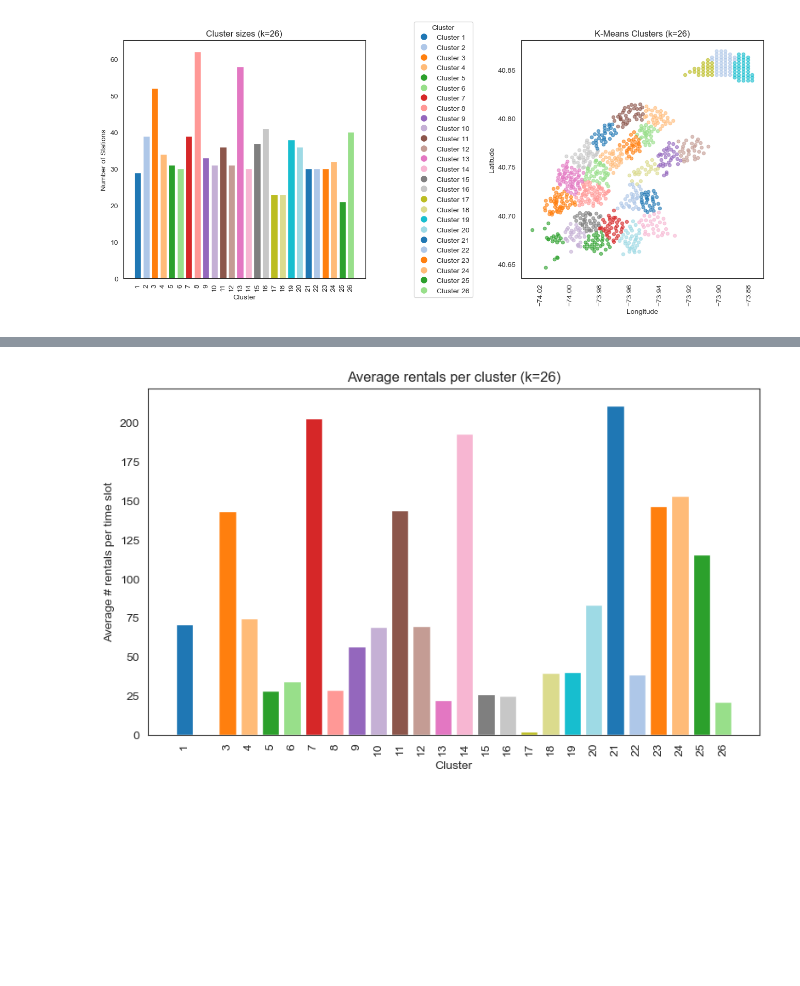
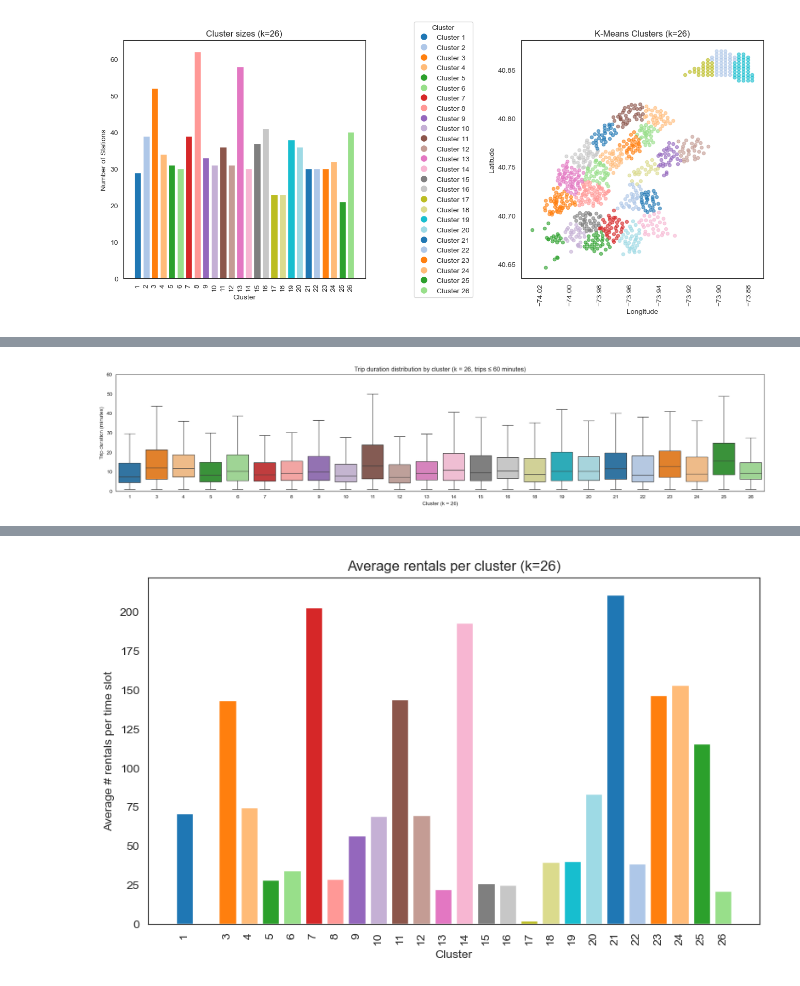
Before and after one commit to GermanButtiero/mobility, a Jupyter notebook: src/Data Analysis and Visualization 2.ipynb, the cells around one changed output, grey strips where cells are left out. Cells and saved outputs as stored; diff of their text form; code cells hidden in the pictures; blank space fills up the shorter version.

```diff
--- a/src/Data Analysis and Visualization 2.ipynb
+++ b/src/Data Analysis and Visualization 2.ipynb
@@ -436,0 +534,85 @@ plt.show()
+# %%
+# --- IMPORTANT NOTE ABOUT "MISSING" CLUSTERS ---------------------------------
+# After the steps above, some clusters (e.g. 2 or 17) can end up with **no trips**
+# in data_k26 for the following reasons:
+#   1) All stations that originally belonged to that cluster were removed as
+#      spatial outliers before clustering or mapping.
+#   2) Those stations do exist, but all trips starting from them have a trip
+#      duration > cutoff (60 minutes in our case) and are filtered out below.
+# Seaborn’s boxplot only draws boxes for categories that actually have data
+# points in the DataFrame. If a cluster has zero remaining rows after filtering,
+# it simply doesn’t appear in the plot.
+
+# --- 1. K-means clustering with k = 26 on station coordinates -----------------
+k = 26
+
+coords = stations[['station_latitude', 'station_longitude']].dropna()
+
+# Remove spatial outliers (|z| < 3 on both dimensions)
+z_scores = np.abs(stats.zscore(coords))
+mask_no_outliers = (z_scores < 3).all(axis=1)
+stations_k26 = stations.loc[mask_no_outliers].copy()
+
+# Standardize lat/lon and fit K-Means
+scaler = StandardScaler()
+coords_scaled = scaler.fit_transform(
+    stations_k26[['station_latitude', 'station_longitude']]
+)
+kmeans = KMeans(n_clusters=k, random_state=42)
+stations_k26['cluster_k26'] = kmeans.fit_predict(coords_scaled)
+
+# Shared color palette, identical to your combined figure
+palette = sns.color_palette('tab20', k)
+color_map = {c: palette[c] for c in range(k)}   # 0..25 -> color
+
+# Map each start_station_id to a unique cluster
+cluster_map_26 = (
+    stations_k26
+    .drop_duplicates('start_station_id')
+    .set_index('start_station_id')['cluster_k26']
+)
+
+# --- 2. Attach cluster labels to trips and compute duration in minutes --------
+data_k26 = data.copy()
+data_k26['cluster_k26'] = data_k26['start_station_id'].map(cluster_map_26)
+
+# Drop trips whose start station was removed as an outlier
+data_k26 = data_k26.dropna(subset=['cluster_k26']).copy()
+data_k26['cluster_k26'] = data_k26['cluster_k26'].astype(int)
+
+data_k26['tripduration_min'] = data_k26['tripduration'] / 60.0
+
+# --- 3. Filter to trips <= 60 minutes and make boxplots -----------------------
+cutoff = 60
+df_box = data_k26[data_k26['tripduration_min'] <= cutoff].copy()
+
+# Clusters that actually have data after the cutoff (0-based ids)
+present_clusters = sorted(df_box['cluster_k26'].unique())
+
+# Colors in the same order as the clusters we are plotting
+box_colors = [color_map[c] for c in present_clusters]
+
+plt.figure(figsize=(18, 4))
+ax = sns.boxplot(
+    x='cluster_k26',
+    y='tripduration_min',
+    data=df_box,
+    order=present_clusters,   # only these clusters appear (2,17 omitted if empty)
+    palette=box_colors,       # same colors as bar+scatter, aligned with order
+    showfliers=False          # do not draw individual outlier points
+)
+
+plt.xlabel('Cluster (k = 26)')
+plt.ylabel('Trip duration (minutes)')
+plt.title(f'Trip duration distribution by cluster (k = 26, trips ≤ {cutoff} minutes)')
+
+# y-axis from 0 to 60 with tick at 60
+plt.ylim(0, cutoff)
+plt.yticks(np.arange(0, cutoff + 1, 10))
+
+# Relabel x-axis from 0-based IDs to 1..26
+ax.set_xticklabels([str(c + 1) for c in present_clusters])
+
+plt.tight_layout()
+plt.show()
+# %% [output]
@@ -436,0 +622 @@ plt.show()
+[figure, added]
```
Also changed, not shown: parts of 9 cells of this notebook.
